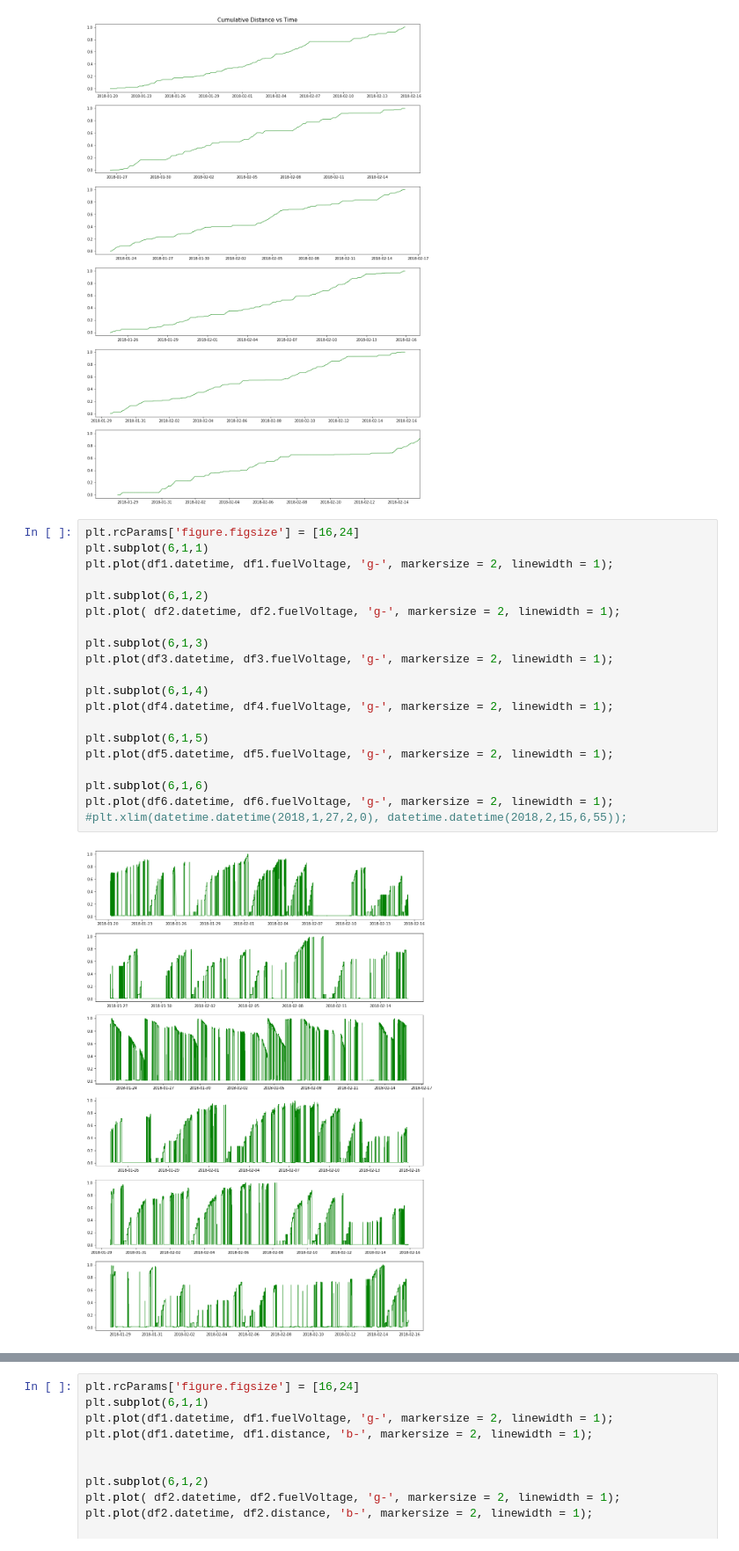
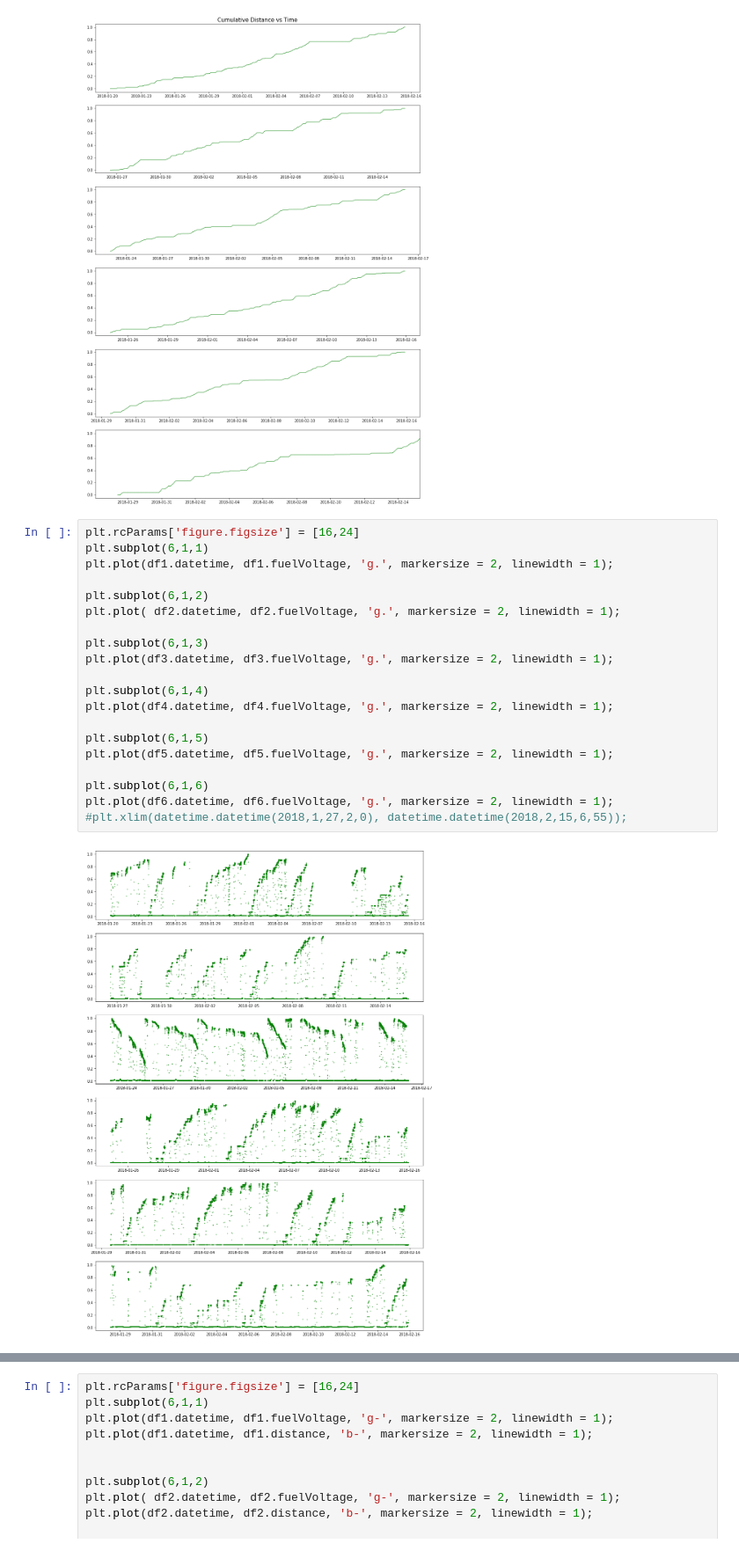
Before and after one commit to manjeet87/Signal_Analysis_UsingPython, a Jupyter notebook: Loconav/Fuel Data Analysis- F2.ipynb, the cells around one changed output, grey strips where cells are left out. Shown at 88% size. Cells and saved outputs as stored; diff of their text form.

```diff
--- a/Loconav/Fuel Data Analysis- F2.ipynb
+++ b/Loconav/Fuel Data Analysis- F2.ipynb
@@ -309,22 +328,22 @@ plt.xlim(datetime.datetime(2018,1,27,2,0), datetime.datetime(2018,2,15,6,55));
 # %%
 plt.rcParams['figure.figsize'] = [16,24]
 plt.subplot(6,1,1)
-plt.plot(df1.datetime, df1.fuelVoltage, 'g-', markersize = 2, linewidth = 1);
+plt.plot(df1.datetime, df1.fuelVoltage, 'g.', markersize = 2, linewidth = 1);
 
 plt.subplot(6,1,2)
-plt.plot( df2.datetime, df2.fuelVoltage, 'g-', markersize = 2, linewidth = 1);
+plt.plot( df2.datetime, df2.fuelVoltage, 'g.', markersize = 2, linewidth = 1);
 
 plt.subplot(6,1,3)
-plt.plot(df3.datetime, df3.fuelVoltage, 'g-', markersize = 2, linewidth = 1);
+plt.plot(df3.datetime, df3.fuelVoltage, 'g.', markersize = 2, linewidth = 1);
 
 plt.subplot(6,1,4)
-plt.plot(df4.datetime, df4.fuelVoltage, 'g-', markersize = 2, linewidth = 1);
+plt.plot(df4.datetime, df4.fuelVoltage, 'g.', markersize = 2, linewidth = 1);
 
 plt.subplot(6,1,5)
-plt.plot(df5.datetime, df5.fuelVoltage, 'g-', markersize = 2, linewidth = 1);
+plt.plot(df5.datetime, df5.fuelVoltage, 'g.', markersize = 2, linewidth = 1);
 
 plt.subplot(6,1,6)
-plt.plot(df6.datetime, df6.fuelVoltage, 'g-', markersize = 2, linewidth = 1);
+plt.plot(df6.datetime, df6.fuelVoltage, 'g.', markersize = 2, linewidth = 1);
 #plt.xlim(datetime.datetime(2018,1,27,2,0), datetime.datetime(2018,2,15,6,55));
 # %% [output]
-[figure, old version]
+[figure, new version]
```
Also changed, not shown: parts of 33 cells of this notebook, 2 other files.
